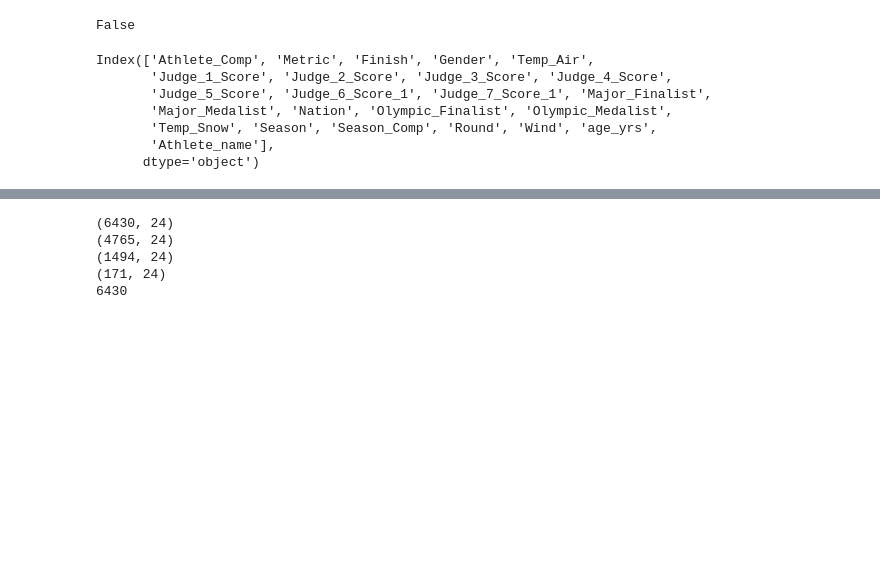
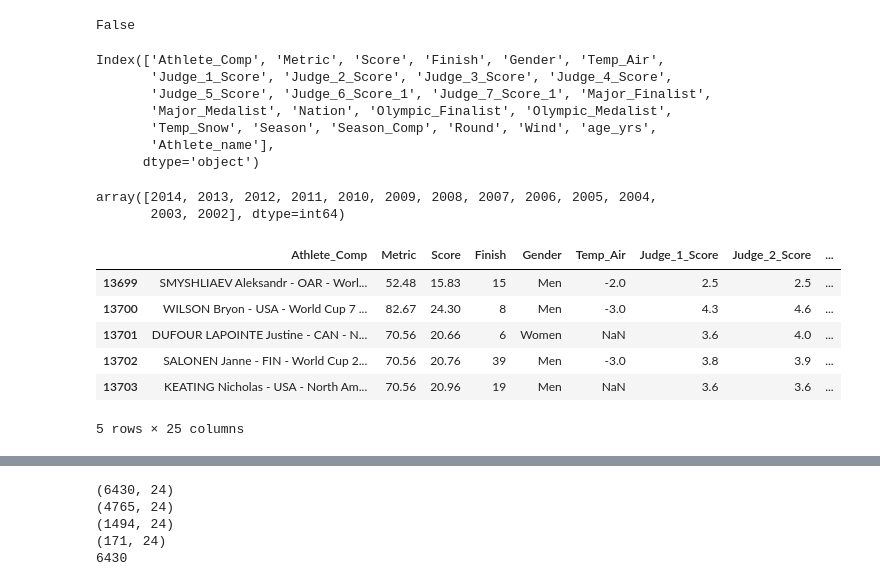
Before and after one commit to saurav193/Athlete_Rating, a Jupyter notebook: notebooks/wrangling.ipynb, the cells around one changed output, grey strips where cells are left out. Cells and saved outputs as stored; diff of their text form; code cells hidden in the pictures; blank space fills up the shorter version.

Commit message:
updated score correction

```diff
--- a/notebooks/wrangling.ipynb
+++ b/notebooks/wrangling.ipynb
@@ -46,7 +46,7 @@ len(final_df['Athlete/Comp'].unique()) ## Unique ID for athele => Data at Athlet
 # %% [output]
 21726
 # %%
-filtered_data = final_df.loc[:, ['Athlete/Comp','Metric','Finish','Gender','Temp - Air','Judge 1 Score','Judge 2 Score',
+filtered_data = final_df.loc[:, ['Athlete/Comp','Metric', 'Score','Finish','Gender','Temp - Air','Judge 1 Score','Judge 2 Score',
                           'Judge 3 Score','Judge 4 Score','Judge 5 Score','Judge 6 Score - 1','Judge 7 Score - 1',
                           'Major Finalist','Major Medalist','Nation','Olympic Finalist','Olympic Medalist','Temp - Snow',
                           'Season','Season/Comp','Round','Wind']]
@@ -54,4 +54,4 @@ filtered_data = final_df.loc[:, ['Athlete/Comp','Metric','Finish','Gender','Temp
 filtered_data['age_yrs'] = 2020 - final_df['yob']
 filtered_data['Athlete_name'] =  final_df['Athlete/Comp'].str.extract(r"(.*-....).-", expand=False)
 
-filtered_data.head()
+filtered_data = filtered_data.reset_index(drop = True)
@@ -82,10 +64,25 @@ filtered_data.columns = filtered_data.columns.str.replace("/","_").str.replace("
 # %%
 filtered_data.columns
 # %% [output]
-Index(['Athlete_Comp', 'Metric', 'Finish', 'Gender', 'Temp_Air',
+Index(['Athlete_Comp', 'Metric', 'Score', 'Finish', 'Gender', 'Temp_Air',
        'Judge_1_Score', 'Judge_2_Score', 'Judge_3_Score', 'Judge_4_Score',
        'Judge_5_Score', 'Judge_6_Score_1', 'Judge_7_Score_1', 'Major_Finalist',
        'Major_Medalist', 'Nation', 'Olympic_Finalist', 'Olympic_Medalist',
        'Temp_Snow', 'Season', 'Season_Comp', 'Round', 'Wind', 'age_yrs',
        'Athlete_name'],
       dtype='object')
+# %%
+filtered_data[filtered_data['Metric'] != filtered_data['Score']].loc[:, 'Season'].unique()
+# %% [output]
+array([2014, 2013, 2012, 2011, 2010, 2009, 2008, 2007, 2006, 2005, 2004,
+       2003, 2002], dtype=int64)
+# %%
+filtered_data[filtered_data['Season'] == 2010].head()
+# %% [output]
+|  | Athlete_Comp | Metric | Score | Finish | Gender | Temp_Air | Judge_1_Score | Judge_2_Score | ... |
+| 13699 | SMYSHLIAEV Aleksandr - OAR - Worl... | 52.48 | 15.83 | 15 | Men | -2.0 | 2.5 | 2.5 | ... |
+| 13700 | WILSON Bryon - USA - World Cup 7 ... | 82.67 | 24.30 | 8 | Men | -3.0 | 4.3 | 4.6 | ... |
+| 13701 | DUFOUR LAPOINTE Justine - CAN - N... | 70.56 | 20.66 | 6 | Women | NaN | 3.6 | 4.0 | ... |
+| 13702 | SALONEN Janne - FIN - World Cup 2... | 70.56 | 20.76 | 39 | Men | -3.0 | 3.8 | 3.9 | ... |
+| 13703 | KEATING Nicholas - USA - North Am... | 70.56 | 20.96 | 19 | Men | NaN | 3.6 | 3.6 | ... |
+5 rows × 25 columns
```
Also changed, not shown: parts of 12 cells of this notebook, 5 other files.
